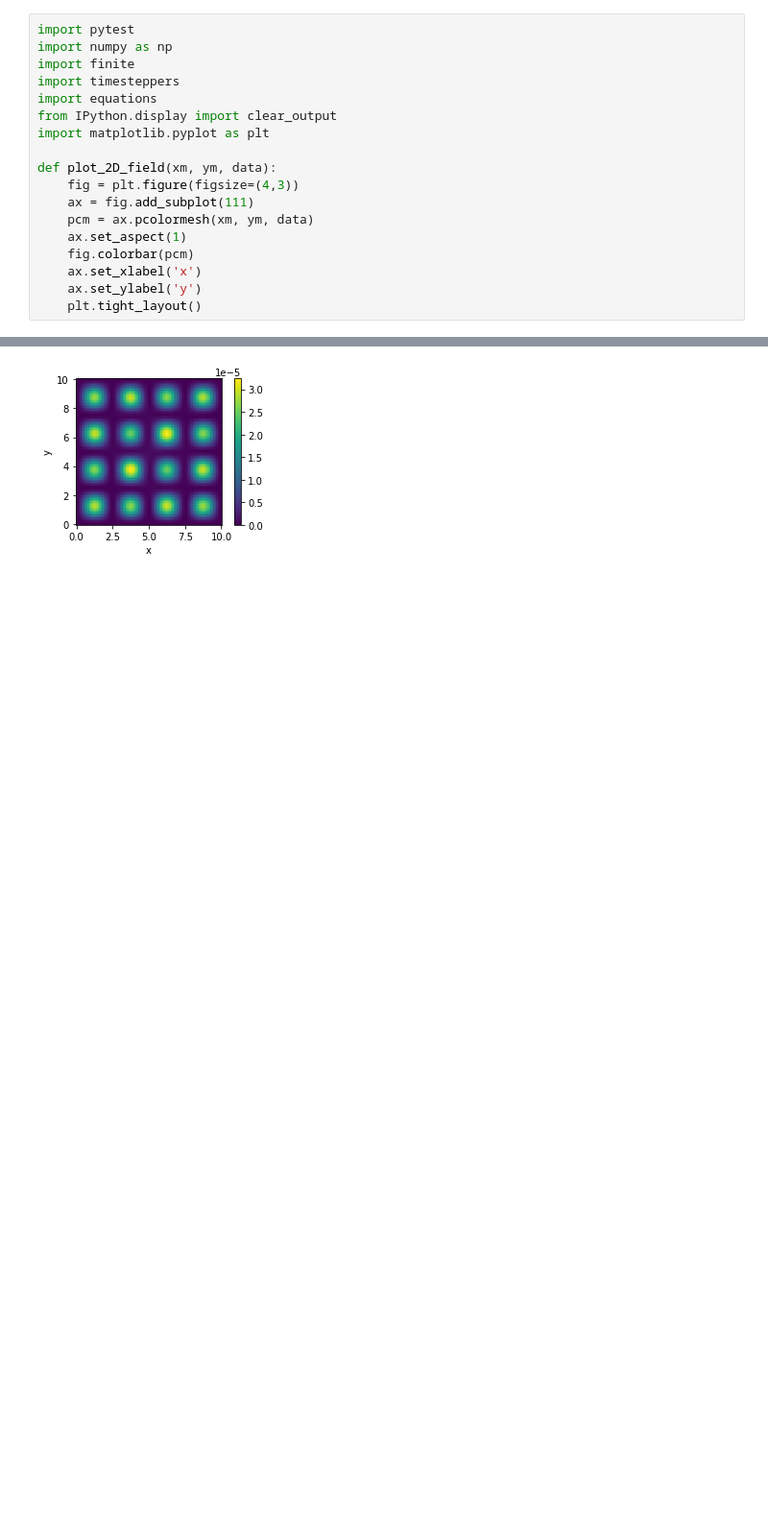
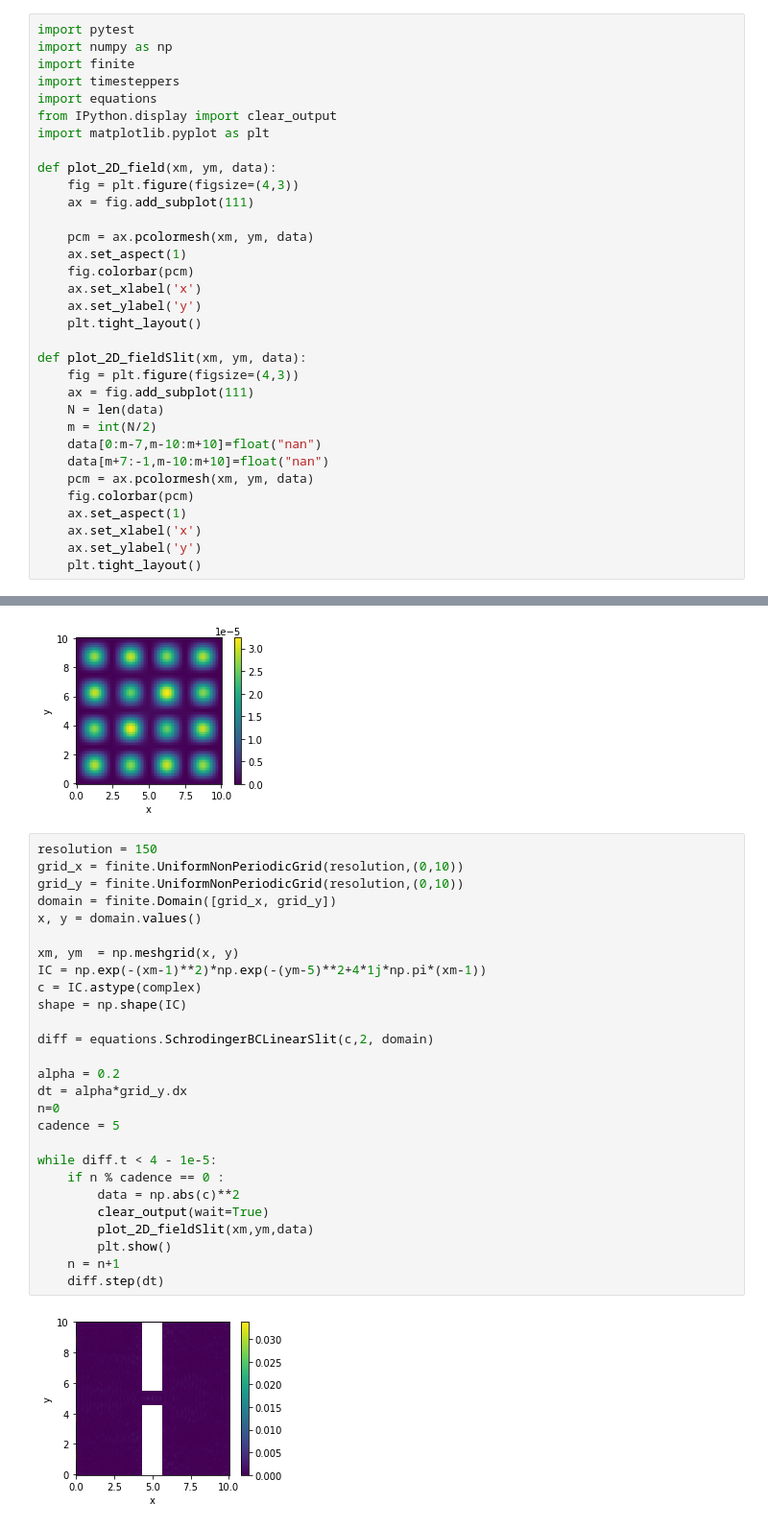
Before and after one commit to gonzalofq1/446-final, a Jupyter notebook: run.ipynb, the cells around one changed output, grey strips where cells are left out. Shown at 96% size. Saved outputs shown, nothing was run; the diff lists cells and outputs as text; blank space fills up the shorter version.

```diff
--- a/run.ipynb
+++ b/run.ipynb
@@ -10,12 +10,27 @@ import matplotlib.pyplot as plt
 def plot_2D_field(xm, ym, data):
     fig = plt.figure(figsize=(4,3))
     ax = fig.add_subplot(111)
+
     pcm = ax.pcolormesh(xm, ym, data)
     ax.set_aspect(1)
     fig.colorbar(pcm)
     ax.set_xlabel('x')
     ax.set_ylabel('y')
     plt.tight_layout()
+
+def plot_2D_fieldSlit(xm, ym, data):
+    fig = plt.figure(figsize=(4,3))
+    ax = fig.add_subplot(111)
+    N = len(data)
+    m = int(N/2)
+    data[0:m-7,m-10:m+10]=float("nan")
+    data[m+7:-1,m-10:m+10]=float("nan")
+    pcm = ax.pcolormesh(xm, ym, data)
+    fig.colorbar(pcm)
+    ax.set_aspect(1)
+    ax.set_xlabel('x')
+    ax.set_ylabel('y')
+    plt.tight_layout()
 # %%
 resolution = 100
 grid_x = finite.UniformNonPeriodicGrid(resolution,(0,10))
@@ -54,6 +69,35 @@ np.shape(sol)
 # %% [output]
 (100, 100)
 [figure]
+# %%
+resolution = 150
+grid_x = finite.UniformNonPeriodicGrid(resolution,(0,10))
+grid_y = finite.UniformNonPeriodicGrid(resolution,(0,10))
+domain = finite.Domain([grid_x, grid_y])
+x, y = domain.values()
+
+xm, ym  = np.meshgrid(x, y)
+IC = np.exp(-(xm-1)**2)*np.exp(-(ym-5)**2+4*1j*np.pi*(xm-1))
+c = IC.astype(complex)
+shape = np.shape(IC)
+
+diff = equations.SchrodingerBCLinearSlit(c,2, domain)
+
+alpha = 0.2
+dt = alpha*grid_y.dx
+n=0
+cadence = 5
+
+while diff.t < 4 - 1e-5:
+    if n % cadence == 0 :
+        data = np.abs(c)**2
+        clear_output(wait=True)
+        plot_2D_fieldSlit(xm,ym,data)
+        plt.show()
+    n = n+1
+    diff.step(dt)
+# %% [output]
+[figure, added]
 # %%
 resolution = 100
 grid_x = finite.UniformNonPeriodicGrid(resolution,(0,10))
```
Also changed, not shown: parts of 2 cells of this notebook.
